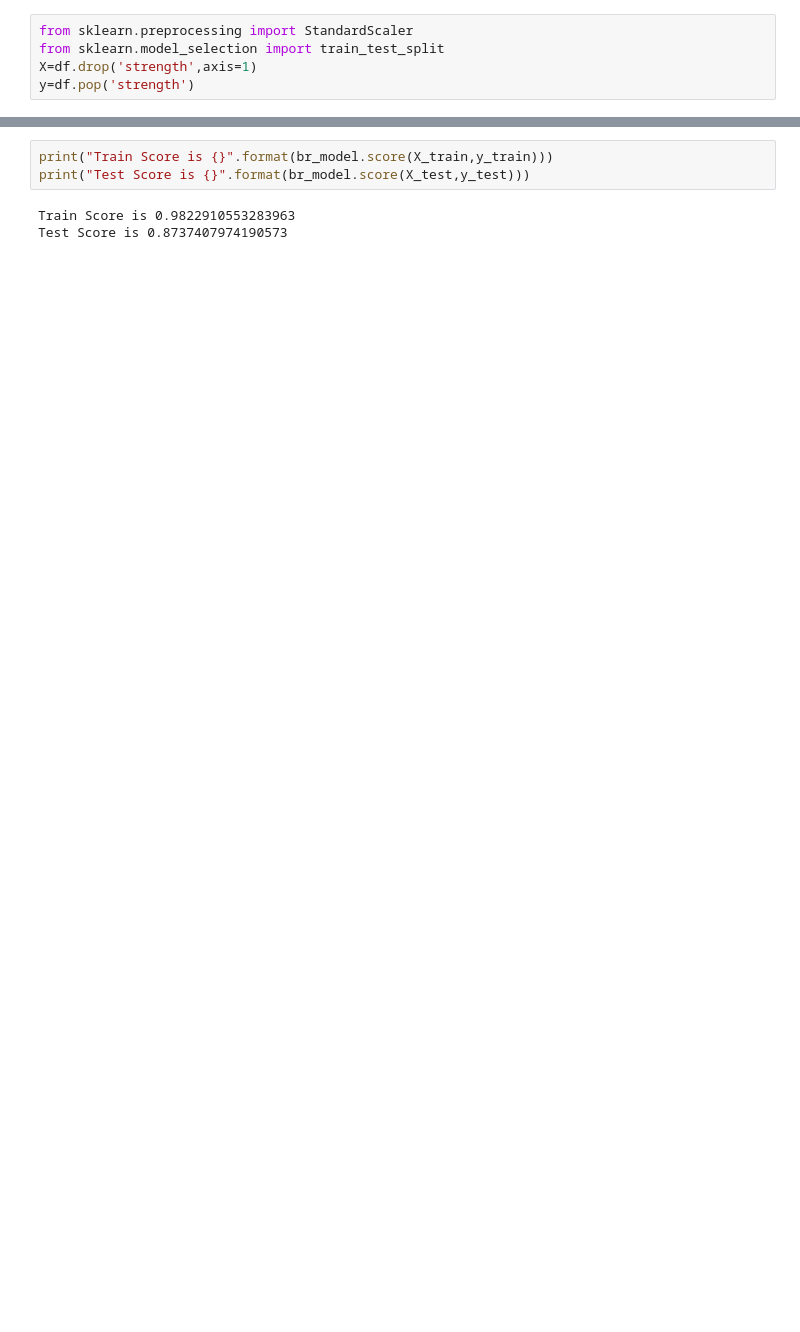
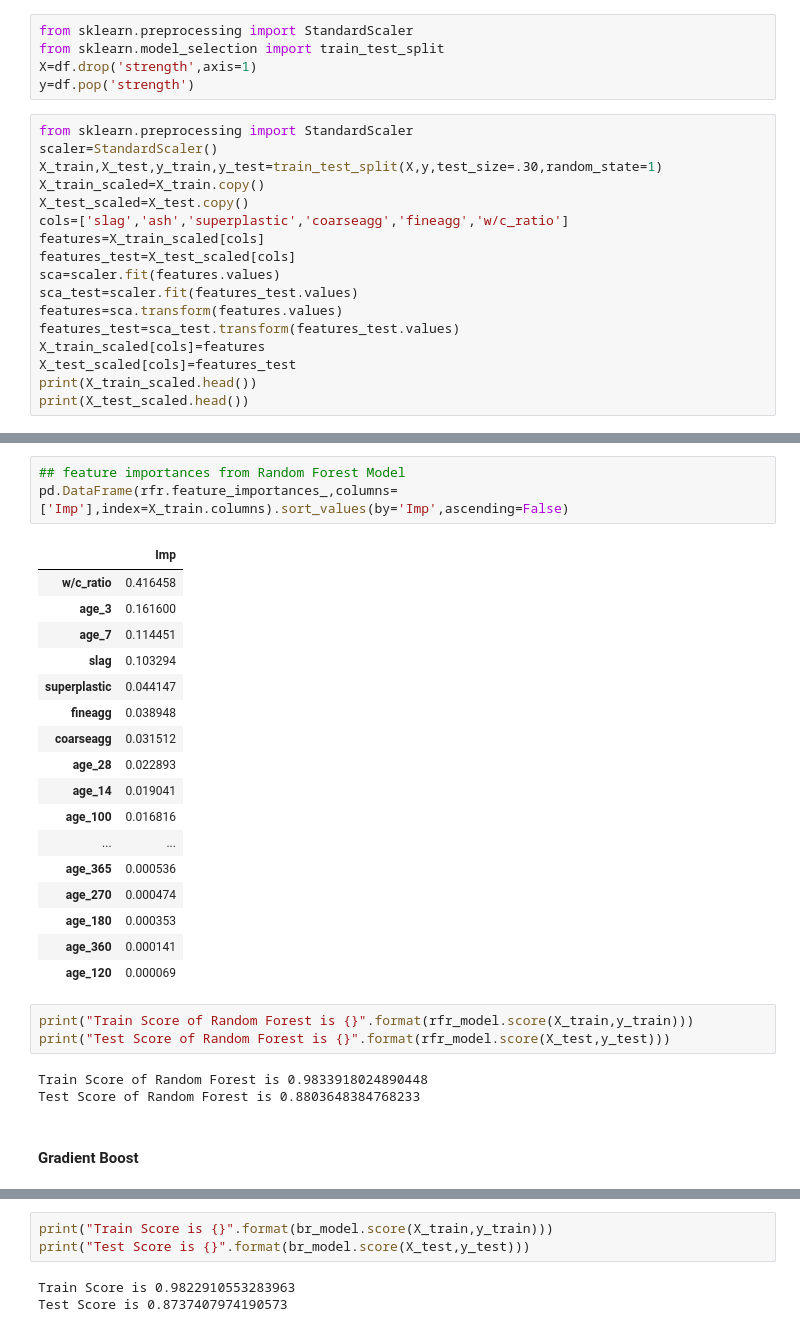
Before and after one commit to bharnats/Concrete-Strength-Prediction, a Jupyter notebook: ConcreteStrength_Regression.ipynb, the cells around one changed output, grey strips where cells are left out. Drawn from its saved outputs; the diff is of its cells as text; blank space fills up the shorter version.

```diff
--- a/ConcreteStrength_Regression.ipynb
+++ b/ConcreteStrength_Regression.ipynb
@@ -161,3 +190,20 @@ from sklearn.preprocessing import StandardScaler
 from sklearn.model_selection import train_test_split
 X=df.drop('strength',axis=1)
 y=df.pop('strength')
+# %%
+from sklearn.preprocessing import StandardScaler
+scaler=StandardScaler()
+X_train,X_test,y_train,y_test=train_test_split(X,y,test_size=.30,random_state=1)
+X_train_scaled=X_train.copy()
+X_test_scaled=X_test.copy()
+cols=['slag','ash','superplastic','coarseagg','fineagg','w/c_ratio']
+features=X_train_scaled[cols]
+features_test=X_test_scaled[cols]
+sca=scaler.fit(features.values)
+sca_test=scaler.fit(features_test.values)
+features=sca.transform(features.values)
+features_test=sca_test.transform(features_test.values)
+X_train_scaled[cols]=features
+X_test_scaled[cols]=features_test
+print(X_train_scaled.head())
+print(X_test_scaled.head())
@@ -177 +306,30 @@ Test Score of simple Linear Model is 0.7532427789252348
+# %%
+## feature importances from Random Forest Model
+pd.DataFrame(rfr.feature_importances_,columns=['Imp'],index=X_train.columns).sort_values(by='Imp',ascending=False)
+# %% [output]
+|  | Imp |
+| w/c_ratio | 0.416458 |
+| age_3 | 0.161600 |
+| age_7 | 0.114451 |
+| slag | 0.103294 |
+| superplastic | 0.044147 |
+| fineagg | 0.038948 |
+| coarseagg | 0.031512 |
+| age_28 | 0.022893 |
+| age_14 | 0.019041 |
+| age_100 | 0.016816 |
+| ... | ... |
+| age_365 | 0.000536 |
+| age_270 | 0.000474 |
+| age_180 | 0.000353 |
+| age_360 | 0.000141 |
+| age_120 | 0.000069 |
+# %%
+print("Train Score of Random Forest is {}".format(rfr_model.score(X_train,y_train)))
+print("Test Score of Random Forest is {}".format(rfr_model.score(X_test,y_test)))
+# %% [output]
+Train Score of Random Forest is 0.9833918024890448
+Test Score of Random Forest is 0.8803648384768233
+# %% [markdown]
+#### Gradient Boost
 # %%
```
Also changed, not shown: parts of 59 cells of this notebook.
